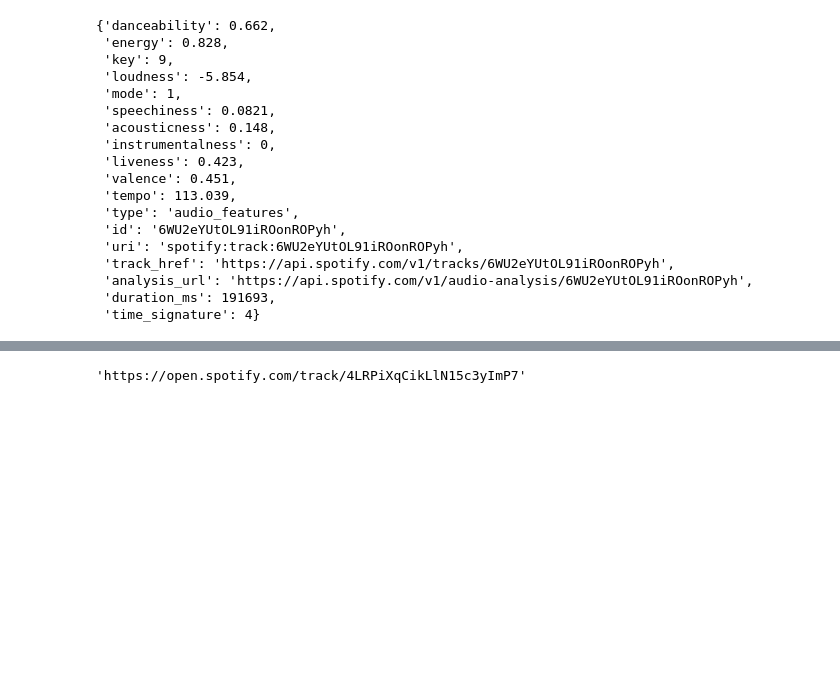
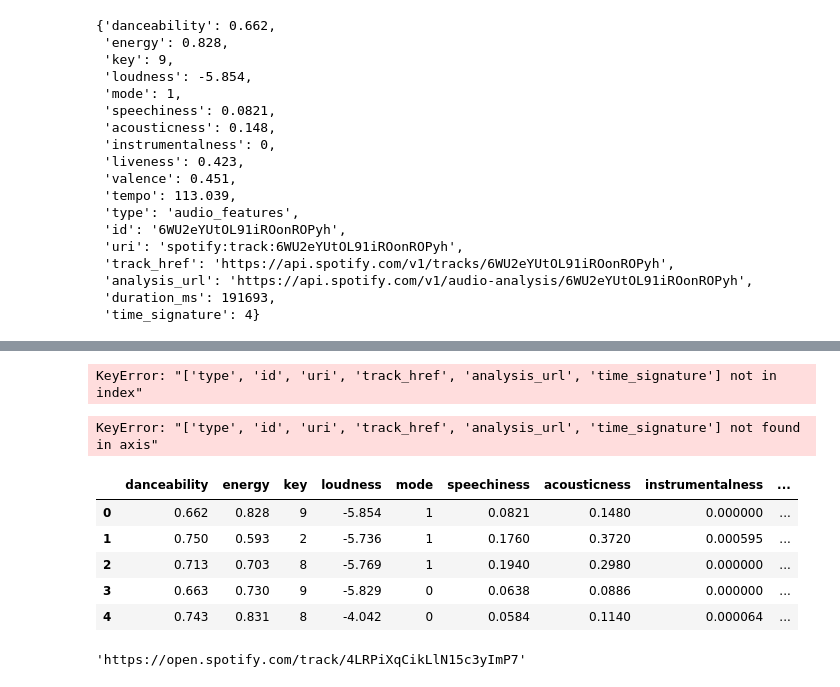
Before and after one commit to fjgarciaes/Proyecto-Final-Spotify, a Jupyter notebook: spotipy prueba proyecto final.ipynb, the cells around one changed output, grey strips where cells are left out. Cells and saved outputs as stored; diff of their text form; code cells hidden in the pictures; blank space fills up the shorter version.

```diff
--- a/spotipy prueba proyecto final.ipynb
+++ b/spotipy prueba proyecto final.ipynb
@@ -82,7 +101,8 @@ spotify = spotipy.Spotify(client_credentials_manager=SpotifyClientCredentials('7
 # %%
 playlist_id = 'https://open.spotify.com/playlist/37i9dQZF1DX6PYajiT4pAf'
 # %%
-pepe = sp.playlist_tracks(playlist_id, fields=None, limit=100, offset=0, market=None, additional_types=('track', 'episode'))
+pepe = sp.playlist_tracks(playlist_id, fields=None, limit=100,\
+                          offset=0, market=None, additional_types=('track', 'episode'))
 # %%
 pepe['items'][0]['track']['external_urls'].values()
 # %%
@@ -186,11 +213,22 @@ datos_spotipy.head()
 # %%
 
-datos_spotipy_mal = datos_spotipy[['type','id','uri','track_href','analysis_url','time_signature']]
+datos_spotipy_mal = datos_spotipy[['type','id','uri','track_href','analysis_url','time_signature','key','mode']]
+# %% [output]
+KeyError: "['type', 'id', 'uri', 'track_href', 'analysis_url', 'time_signature'] not in index"
 # %%
 
-datos_spotipy.drop(['type','id','uri','track_href','analysis_url','time_signature'],axis=1, inplace=True)
+datos_spotipy.drop(['type','id','uri','track_href','analysis_url','time_signature','key','mode'],axis=1, inplace=True)
+# %% [output]
+KeyError: "['type', 'id', 'uri', 'track_href', 'analysis_url', 'time_signature'] not found in axis"
 # %%
-datos_spotipy
+datos_spotipy.head()
+# %% [output]
+|  | danceability | energy | key | loudness | mode | speechiness | acousticness | instrumentalness | ... |
+| 0 | 0.662 | 0.828 | 9 | -5.854 | 1 | 0.0821 | 0.1480 | 0.000000 | ... |
+| 1 | 0.750 | 0.593 | 2 | -5.736 | 1 | 0.1760 | 0.3720 | 0.000595 | ... |
+| 2 | 0.713 | 0.703 | 8 | -5.769 | 1 | 0.1940 | 0.2980 | 0.000000 | ... |
+| 3 | 0.663 | 0.730 | 9 | -5.829 | 0 | 0.0638 | 0.0886 | 0.000000 | ... |
+| 4 | 0.743 | 0.831 | 8 | -4.042 | 0 | 0.0584 | 0.1140 | 0.000064 | ... |
 # %%
 play1 = 'https://open.spotify.com/playlist/37i9dQZF1DX18jTM2l2fJY'
 # %%
```
Also changed, not shown: parts of 4 cells of this notebook, 3 other files.
